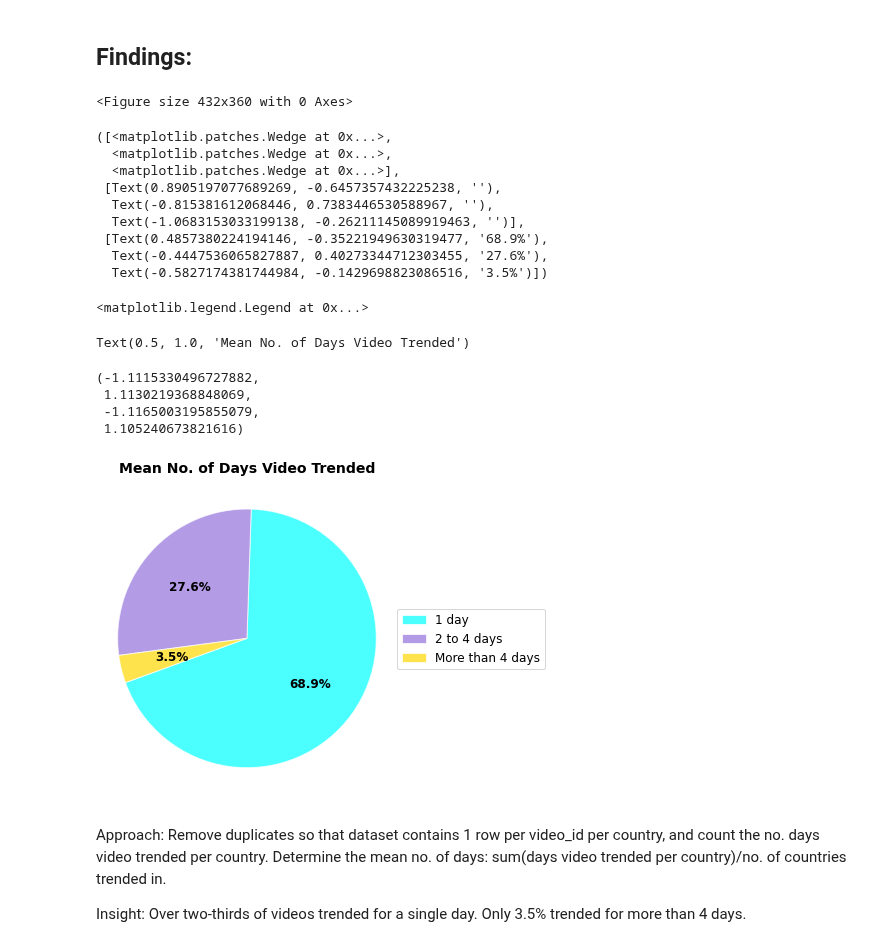
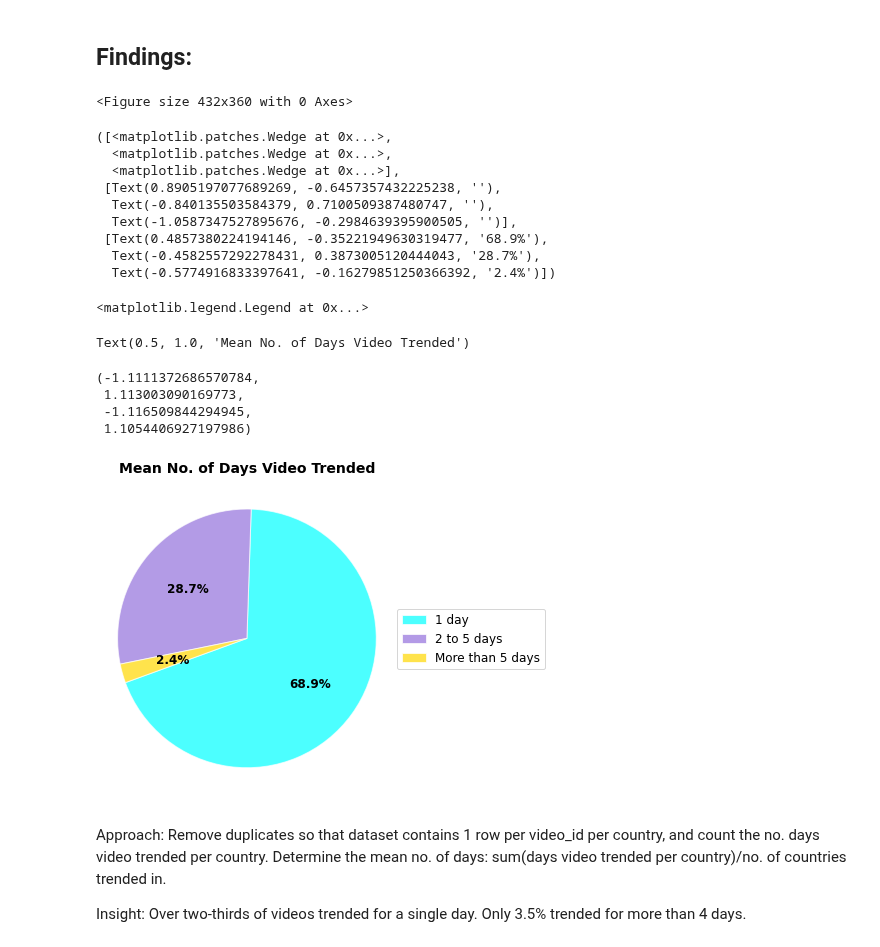
Before and after one commit to bnarath/YouTube_Trending, a Jupyter notebook: youtube-trending/Code/Megan_exploring_variation.ipynb, the cells around one changed output. Cells and saved outputs as stored; diff of their text form; code cells hidden in the pictures.

```diff
--- a/youtube-trending/Code/Megan_exploring_variation.ipynb
+++ b/youtube-trending/Code/Megan_exploring_variation.ipynb
@@ -124,9 +124,9 @@ combined_per_video_df["Country Segment"] = np.where(combined_per_video_df["No of
                                             "Trended in 1 country",
                                             combined_per_video_df["Country Segment"])
 
-combined_per_video_df["Country Segment"] = np.where((combined_per_video_df["No of Countries Trended In"]>1) & (combined_per_video_df["No of Countries Trended In"]<=4), "Trended in 2 to 4 countries", combined_per_video_df["Country Segment"])
+combined_per_video_df["Country Segment"] = np.where((combined_per_video_df["No of Countries Trended In"]>1) & (combined_per_video_df["No of Countries Trended In"]<=5), "Trended in 2 to 5 countries", combined_per_video_df["Country Segment"])
 
-combined_per_video_df["Country Segment"] = np.where(combined_per_video_df["No of Countries Trended In"]>4 , "Trended in more than 4 countries", combined_per_video_df["Country Segment"])
+combined_per_video_df["Country Segment"] = np.where(combined_per_video_df["No of Countries Trended In"]>5 , "Trended in more than 5 countries", combined_per_video_df["Country Segment"])
 # %%
 #create a segment column for number of days a video trended
 combined_per_video_df["Days Trended Segment"] = combined_per_video_df["Mean Days Trending"]
@@ -136,12 +136,12 @@ combined_per_video_df["Days Trended Segment"] = np.where(combined_per_video_df["
                                                         combined_per_video_df["Days Trended Segment"])
 
 combined_per_video_df["Days Trended Segment"] = np.where((combined_per_video_df["Mean Days Trending"]>1) &
-                                                         (combined_per_video_df["Mean Days Trending"]<=4),
-                                                         "Trended for 2 to 4 days",
+                                                         (combined_per_video_df["Mean Days Trending"]<=5),
+                                                         "Trended for 2 to 5 days",
                                                          combined_per_video_df["Days Trended Segment"])
 
-combined_per_video_df["Days Trended Segment"] = np.where(combined_per_video_df["Mean Days Trending"]>4 ,
-                                                         "Trended more than 4 days",
+combined_per_video_df["Days Trended Segment"] = np.where(combined_per_video_df["Mean Days Trending"]>5 ,
+                                                         "Trended more than 5 days",
                                                          combined_per_video_df["Days Trended Segment"])
 # %%
 #verify dataframe
@@ -325,46 +325,46 @@ Findings:
 plt.figure(figsize=(6,5))
 
 # Labels for the sections of our pie chart
-labels = ["1 day", "2 to 4 days", "More than 4 days"]
+labels = ["1 day", "2 to 5 days", "More than 5 days"]
 
 # The values of each section of the pie chart
 sizes = combined_per_video_df["Days Trended Segment"].value_counts()
 
 # The colors of each section of the pie chart
 #colors = [plt.cm.Blues(0.4), plt.cm.Purples(0.4), plt.cm.Greens(0.4)]
 colors = ["cyan",  "mediumpurple", "gold"]
 
 #Display
 plt.pie(sizes,
         colors=colors, autopct="%1.1f%%", shadow=False,
         startangle=200, wedgeprops={'edgecolor':'w', "alpha" : 0.7},
         textprops={"fontsize": 12, "color":'black', "fontweight":'bold'})
 
 #formatting
 plt.legend(labels, loc="center left", bbox_to_anchor=(1, 0.5), fontsize=12)
 plt.title("Mean No. of Days Video Trended", fontsize=14, fontweight='bold')
 plt.tight_layout()
 plt.axis("equal")
 
 plt.show()
 # %% [output]
 <Figure size 432x360 with 0 Axes>
 ([<matplotlib.patches.Wedge at 0x...>,
   <matplotlib.patches.Wedge at 0x...>,
   <matplotlib.patches.Wedge at 0x...>],
  [Text(0.8905197077689269, -0.6457357432225238, ''),
-  Text(-0.815381612068446, 0.7383446530588967, ''),
-  Text(-1.0683153033199138, -0.26211145089919463, '')],
+  Text(-0.840135503584379, 0.7100509387480747, ''),
+  Text(-1.0587347527895676, -0.2984639395900505, '')],
  [Text(0.4857380224194146, -0.35221949630319477, '68.9%'),
-  Text(-0.4447536065827887, 0.40273344712303455, '27.6%'),
-  Text(-0.5827174381744984, -0.1429698823086516, '3.5%')])
+  Text(-0.4582557292278431, 0.3873005120444043, '28.7%'),
+  Text(-0.5774916833397641, -0.16279851250366392, '2.4%')])
 <matplotlib.legend.Legend at 0x...>
 Text(0.5, 1.0, 'Mean No. of Days Video Trended')
-(-1.1115330496727882,
- 1.1130219368848069,
- -1.1165003195855079,
- 1.105240673821616)
+(-1.1111372686570784,
+ 1.113003090169773,
+ -1.116509844294945,
+ 1.1054406927197986)
-[figure, old version]
+[figure, new version]
 # %% [markdown]
 Approach: Remove duplicates so that dataset contains 1 row per video_id per country, and count the no. days video trended per country. Determine the mean no. of days: sum(days video trended per country)/no. of countries trended in.
 
```
Also changed, not shown: parts of 29 cells of this notebook.
